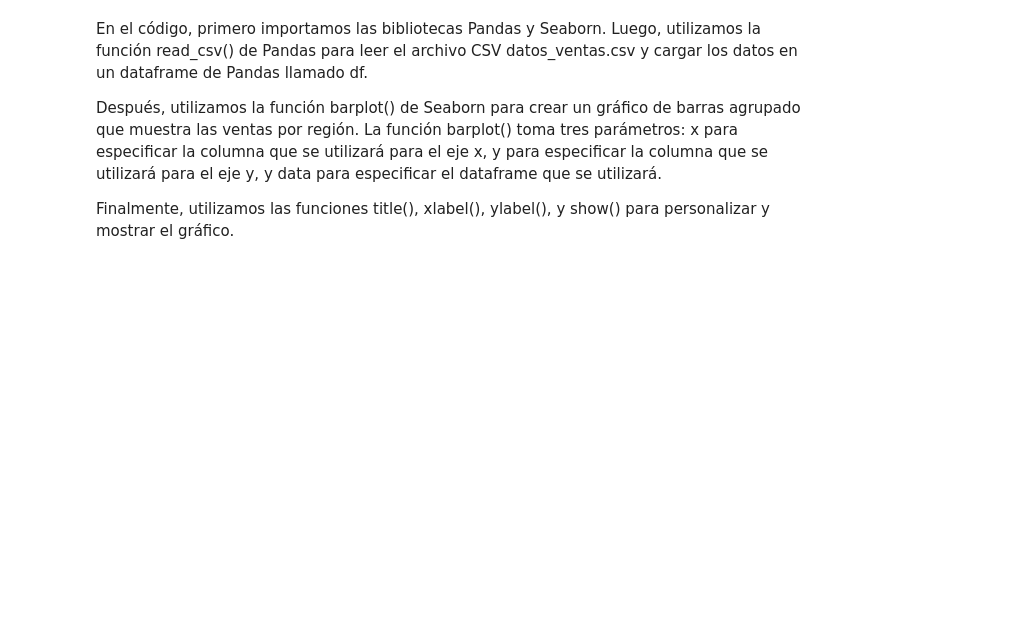
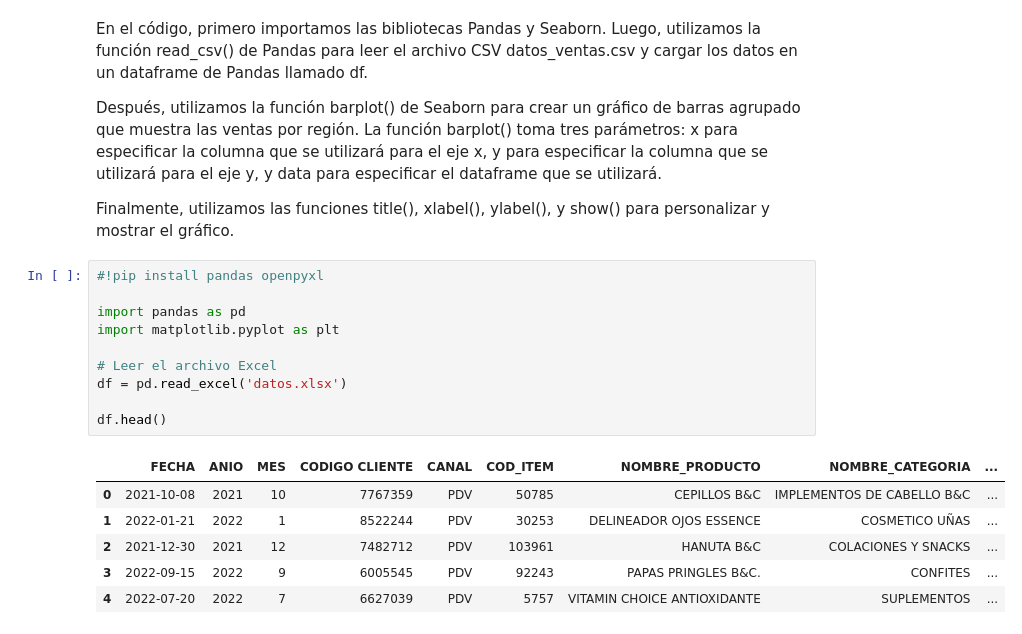
Before and after one commit to statick88/Curso-de-Data-Science-en-Python, a Jupyter notebook: Code/inicio/Librerías básicas de python para Data Science.ipynb, the cells around one changed output. Saved outputs shown, nothing was run; the diff lists cells and outputs as text; blank space fills up the shorter version.

```diff
--- a/Code/inicio/Librerías básicas de python para Data Science.ipynb
+++ b/Code/inicio/Librerías básicas de python para Data Science.ipynb
@@ -217,3 +228,20 @@ En el código, primero importamos las bibliotecas Pandas y Seaborn. Luego, utili
 Después, utilizamos la función barplot() de Seaborn para crear un gráfico de barras agrupado que muestra las ventas por región. La función barplot() toma tres parámetros: x para especificar la columna que se utilizará para el eje x, y para especificar la columna que se utilizará para el eje y, y data para especificar el dataframe que se utilizará.
 
 Finalmente, utilizamos las funciones title(), xlabel(), ylabel(), y show() para personalizar y mostrar el gráfico.
+# %%
+#!pip install pandas openpyxl
+
+import pandas as pd
+import matplotlib.pyplot as plt
+
+# Leer el archivo Excel
+df = pd.read_excel('datos.xlsx')
+
+df.head()
+# %% [output]
+|  | FECHA | ANIO | MES | CODIGO CLIENTE | CANAL | COD_ITEM | NOMBRE_PRODUCTO | NOMBRE_CATEGORIA | ... |
+| 0 | 2021-10-08 | 2021 | 10 | 7767359 | PDV | 50785 | CEPILLOS B&C | IMPLEMENTOS DE CABELLO B&C | ... |
+| 1 | 2022-01-21 | 2022 | 1 | 8522244 | PDV | 30253 | DELINEADOR OJOS ESSENCE | COSMETICO UÑAS | ... |
+| 2 | 2021-12-30 | 2021 | 12 | 7482712 | PDV | 103961 | HANUTA B&C | COLACIONES Y SNACKS | ... |
+| 3 | 2022-09-15 | 2022 | 9 | 6005545 | PDV | 92243 | PAPAS PRINGLES B&C. | CONFITES | ... |
+| 4 | 2022-07-20 | 2022 | 7 | 6627039 | PDV | 5757 | VITAMIN CHOICE ANTIOXIDANTE | SUPLEMENTOS | ... |
```
Also changed, not shown: parts of 5 cells of this notebook, 1 other file.
